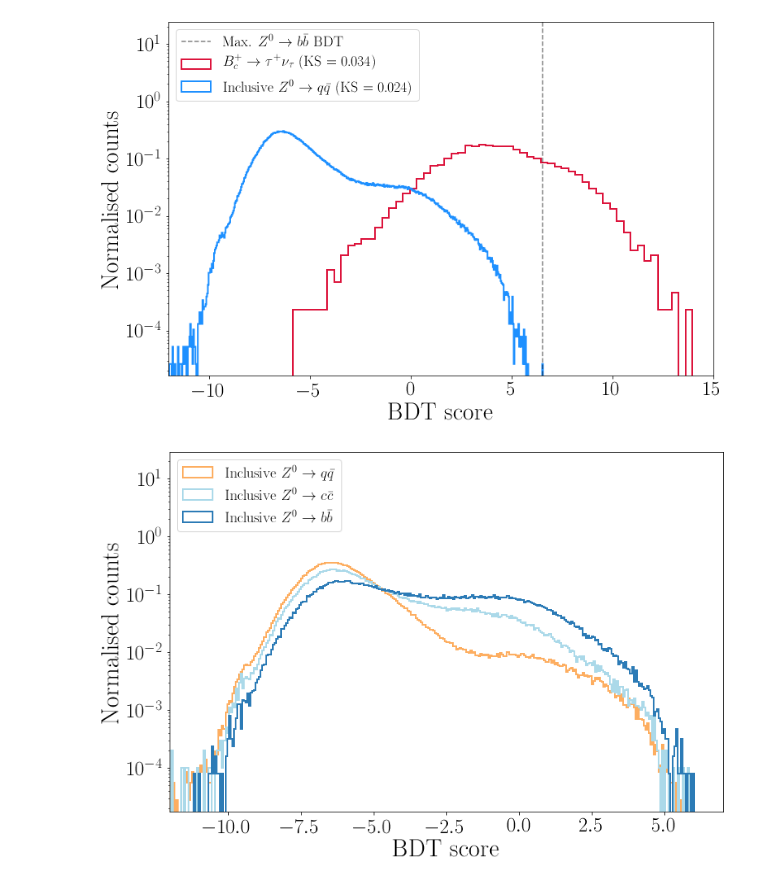
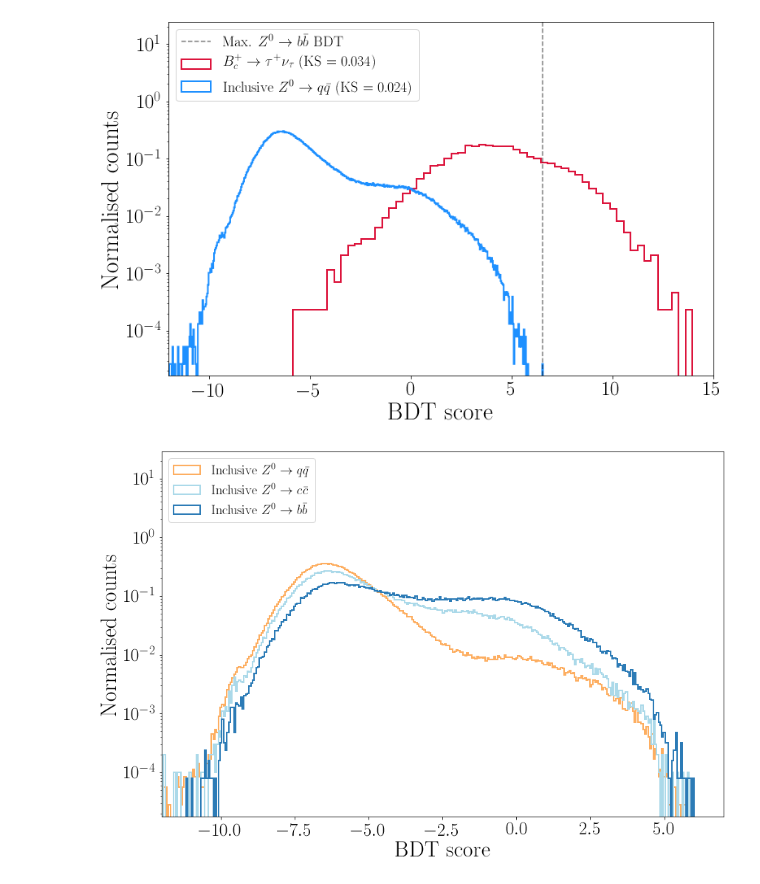
Before and after one commit to donalhill/fcc_python_tools, a Jupyter notebook: analysis/Bc2TauNu/mva.ipynb, the cells around one changed output. Drawn from its saved outputs; the diff is of its cells as text; code cells hidden in the pictures.

```diff
--- a/analysis/Bc2TauNu/mva.ipynb
+++ b/analysis/Bc2TauNu/mva.ipynb
@@ -319,19 +319,20 @@ mode_config = {"uds": ["q\\bar{q}","#fdae61"],
 # %%
 fig, ax = plt.subplots(figsize=(12,8))
 xmin = -12
 xmax = 7
 bins_bkg = int(np.sqrt(len(bkg_A_sub["bb"])))
 for q in ["uds","cc","bb"]:
     plt.hist(bkg_tot_sub[q]["BDT"],bins=bins_bkg,range=(xmin,xmax),density=True,color=mode_config[q][1],histtype='step',linewidth=2,label="Inclusive $Z^0 \\to %s$" % (mode_config[q][0]))
 ax.tick_params(axis='both', which='major', labelsize=25)
 plt.xlim(xmin,xmax)
 plt.xlabel("BDT score",fontsize=30)
 plt.ylabel("Normalised counts",fontsize=30)
 plt.yscale('log')
 ymin,ymax = plt.ylim()
 plt.ylim(ymin,50*ymax)
 plt.legend(fontsize=18, loc="upper left")
+plt.tight_layout()
 plt.show()
 fig.savefig(f"{loc.PLOTS}/inclusive_Zqq_BDT.pdf")
 # %% [output]
-[figure, old version]
+[figure, new version]
```
Also changed, not shown: 2 other files.
